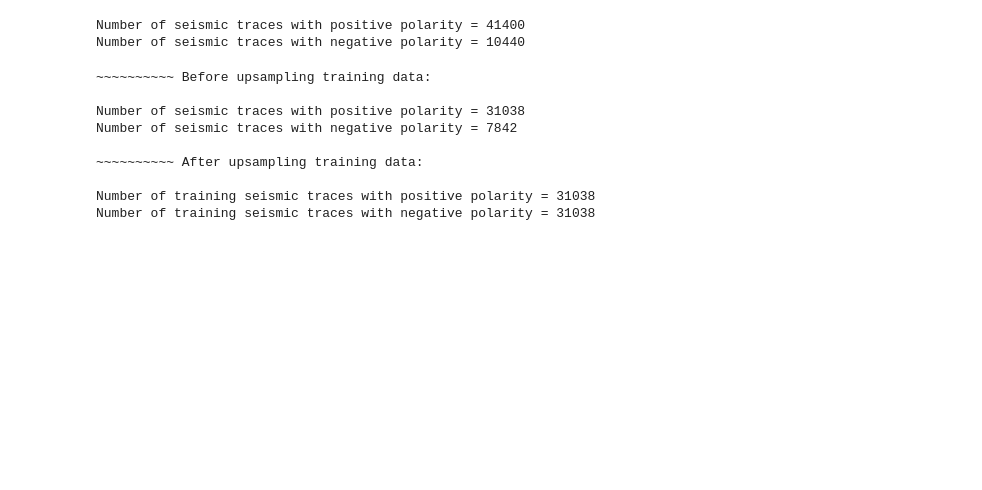
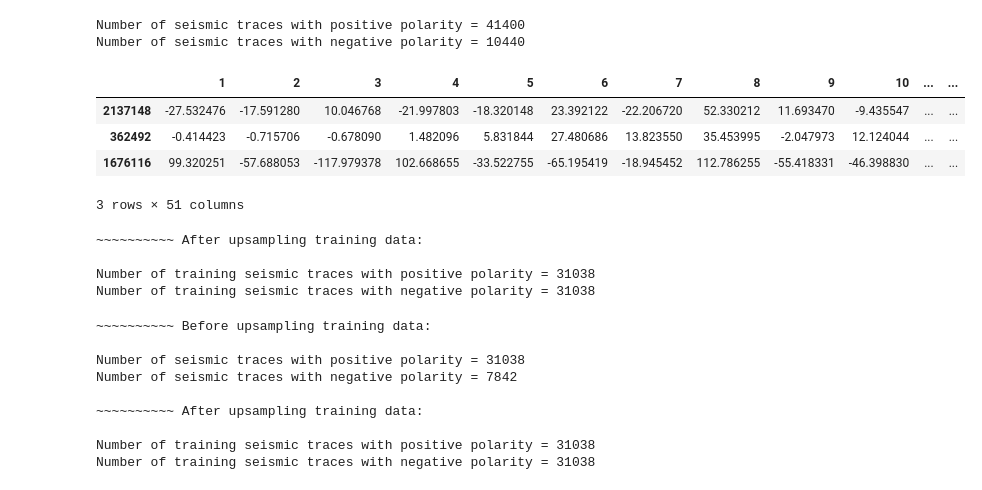
Before and after one commit to yanielc/knn_approach_to_flippedPolarity_seismic_traces, a Jupyter notebook: trace_polarity_nearest_neighbors_upsample.ipynb, the cells around one changed output. Drawn from its saved outputs; the diff is of its cells as text; code cells hidden in the pictures; blank space fills up the shorter version.

```diff
--- a/trace_polarity_nearest_neighbors_upsample.ipynb
+++ b/trace_polarity_nearest_neighbors_upsample.ipynb
@@ -114,4 +114,12 @@ print('Number of seismic traces with negative polarity =', len(data_df[data_df.P
 # %% [output]
 Number of seismic traces with positive polarity = 41400
 Number of seismic traces with negative polarity = 10440
+# %%
+X_train.head(3)
+# %% [output]
+|  | 1 | 2 | 3 | 4 | 5 | 6 | 7 | 8 | 9 | 10 | ... | ... |
+| 2137148 | -27.532476 | -17.591280 | 10.046768 | -21.997803 | -18.320148 | 23.392122 | -22.206720 | 52.330212 | 11.693470 | -9.435547 | ... | ... |
+| 362492 | -0.414423 | -0.715706 | -0.678090 | 1.482096 | 5.831844 | 27.480686 | 13.823550 | 35.453995 | -2.047973 | 12.124044 | ... | ... |
+| 1676116 | 99.320251 | -57.688053 | -117.979378 | 102.668655 | -33.522755 | -65.195419 | -18.945452 | 112.786255 | -55.418331 | -46.398830 | ... | ... |
+3 rows × 51 columns
 # %%
@@ -123 +138,27 @@ from sklearn.utils import resample
+# %%
+from sklearn.utils import resample
+
+#re-merge training attributes and labels to resample
+all_training_s = X_train_s.copy()
+all_training_s['Polarity'] = y_train
+
+# We upsample the minority class by creating random copies of the
+# samples in this class.
+
+new_negative_batch_s = resample(all_training_s[all_training_s.Polarity == -1], n_samples = 23196, random_state=0)
+balanced_training_s = pd.concat([all_training_s,new_negative_batch_s])
+
+
+#Peel off the labels again:
+X_train_balanced_s = balanced_training_s.drop(labels='Polarity',axis=1)
+y_train_balanced_s = balanced_training_s['Polarity']
+
+print('\n~~~~~~~~~~ After upsampling training data:\n ')
+print('Number of training seismic traces with positive polarity =', len(balanced_training_s[balanced_training_s.Polarity == 1]))
+print('Number of training seismic traces with negative polarity =', len(balanced_training_s[balanced_training_s.Polarity == -1]))
+# %% [output]
+~~~~~~~~~~ After upsampling training data:
+
+Number of training seismic traces with positive polarity = 31038
+Number of training seismic traces with negative polarity = 31038
 # %%
```
Also changed, not shown: parts of 19 cells of this notebook.
